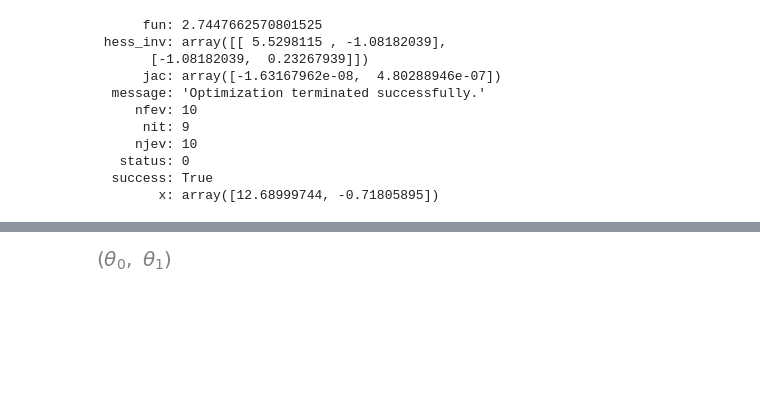
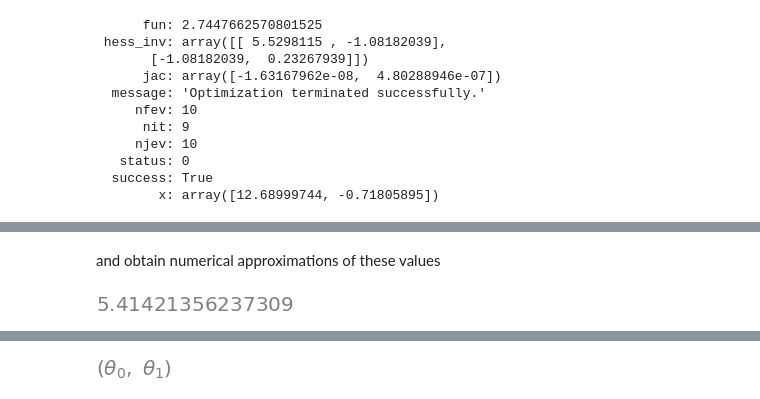
Before and after one commit to rramosp/2020.deeplearning, a Jupyter notebook: U3.01 - Designing ML algorithms assisted by a symbolic computing library.ipynb, the cells around one changed output, grey strips where cells are left out. Cells and saved outputs as stored; diff of their text form; code cells hidden in the pictures; blank space fills up the shorter version.

```diff
--- a/U3.01 - Designing ML algorithms assisted by a symbolic computing library.ipynb
+++ b/U3.01 - Designing ML algorithms assisted by a symbolic computing library.ipynb
@@ -95,0 +109,6 @@ r
+# %% [markdown]
+and obtain numerical approximations of these values
+# %%
+sy.N(z.subs({x: 2, y: sy.pi/4}))
+# %% [output]
+[figure, added]
```
Also changed, not shown: parts of 33 cells of this notebook.
